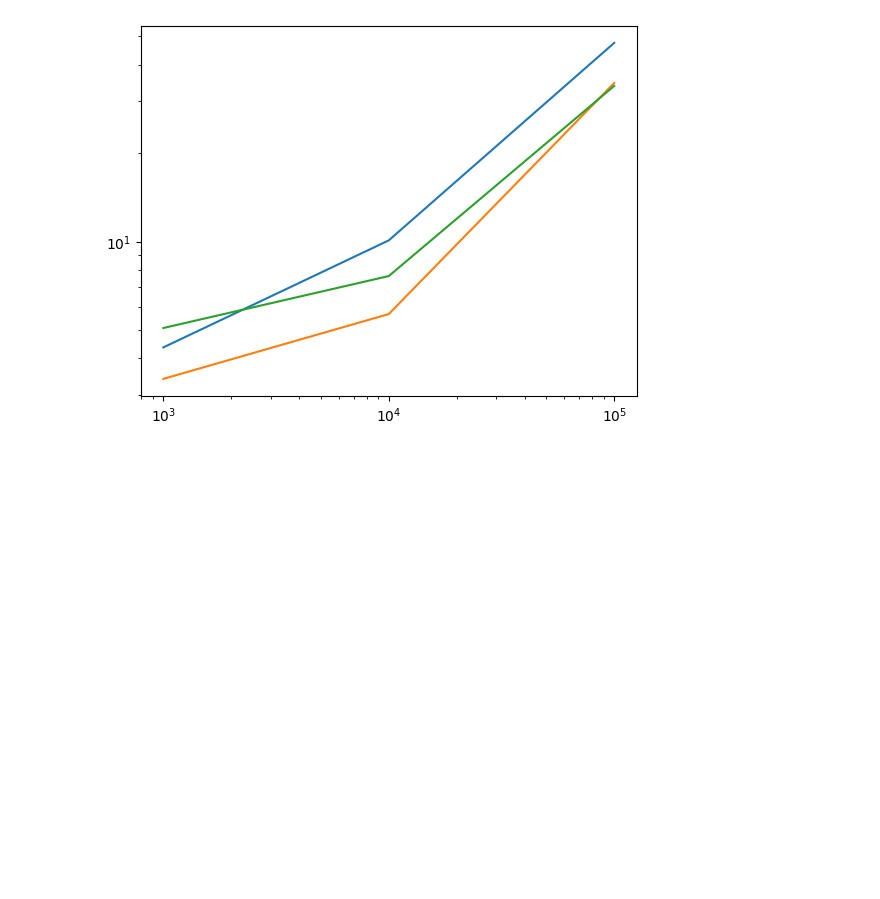
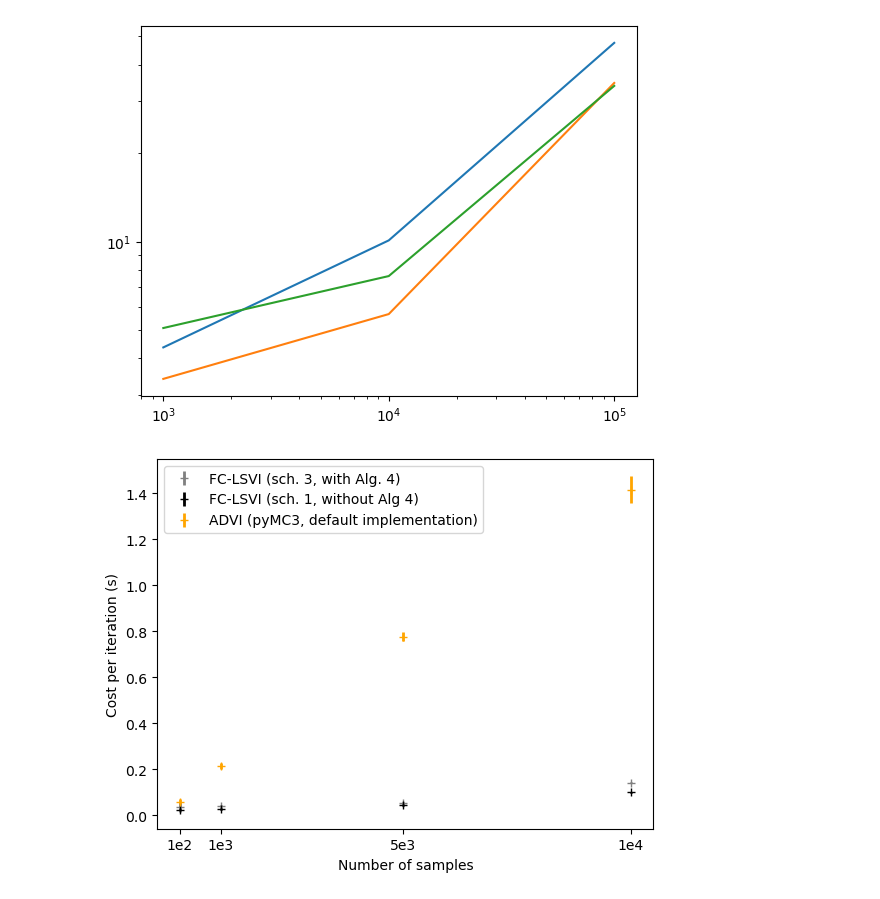
Before and after one commit to ylefay/LSVI, a Jupyter notebook: LSVI/experiments/logisticRegression/sonar_logistic_regression/plot_walltime.ipynb, the cells around one changed output. Saved outputs shown, nothing was run; the diff lists cells and outputs as text; code cells hidden in the pictures; blank space fills up the shorter version.

```diff
--- a/LSVI/experiments/logisticRegression/sonar_logistic_regression/plot_walltime.ipynb
+++ b/LSVI/experiments/logisticRegression/sonar_logistic_regression/plot_walltime.ipynb
@@ -62,3 +63,19 @@ for i in range(3):
     plt.loglog(range_x, average_elapsed_time[i], label=labels[i])
 # %% [output]
 [figure]
+# %%
+with open('walltime_full_cov.pkl', 'rb') as f:
+    data = pickle.load(f)
+range_x = [100, 1000, 5000, 10000]
+labels = ["FC-LSVI (sch. 3, with Alg. 4)", "FC-LSVI (sch. 1, without Alg 4)", "ADVI (pyMC3, default implementation)"]
+colors = ["gray", "black", "orange"]
+for idx in range(len(data)):
+    plt.errorbar(x=range_x, y=np.flip(data[idx, :].mean(axis=-1))/100 if idx !=2 else data[idx, :].mean(axis=-1)/100, yerr=2*data[idx,:].std(axis=-1)/100, label=labels[idx], color=colors[idx],
+                fmt=' ', marker='+', elinewidth=2)
+plt.xticks(range_x, ["1e2", "1e3", "5e3", "1e4"])
+plt.xlabel("Number of samples")
+plt.ylabel("Cost per iteration (s)")
+plt.legend()
+plt.savefig("cost_per_iteration_sonar.pdf")
+# %% [output]
+[figure, added]
```
Also changed, not shown: parts of 3 cells of this notebook, 14 other files.
